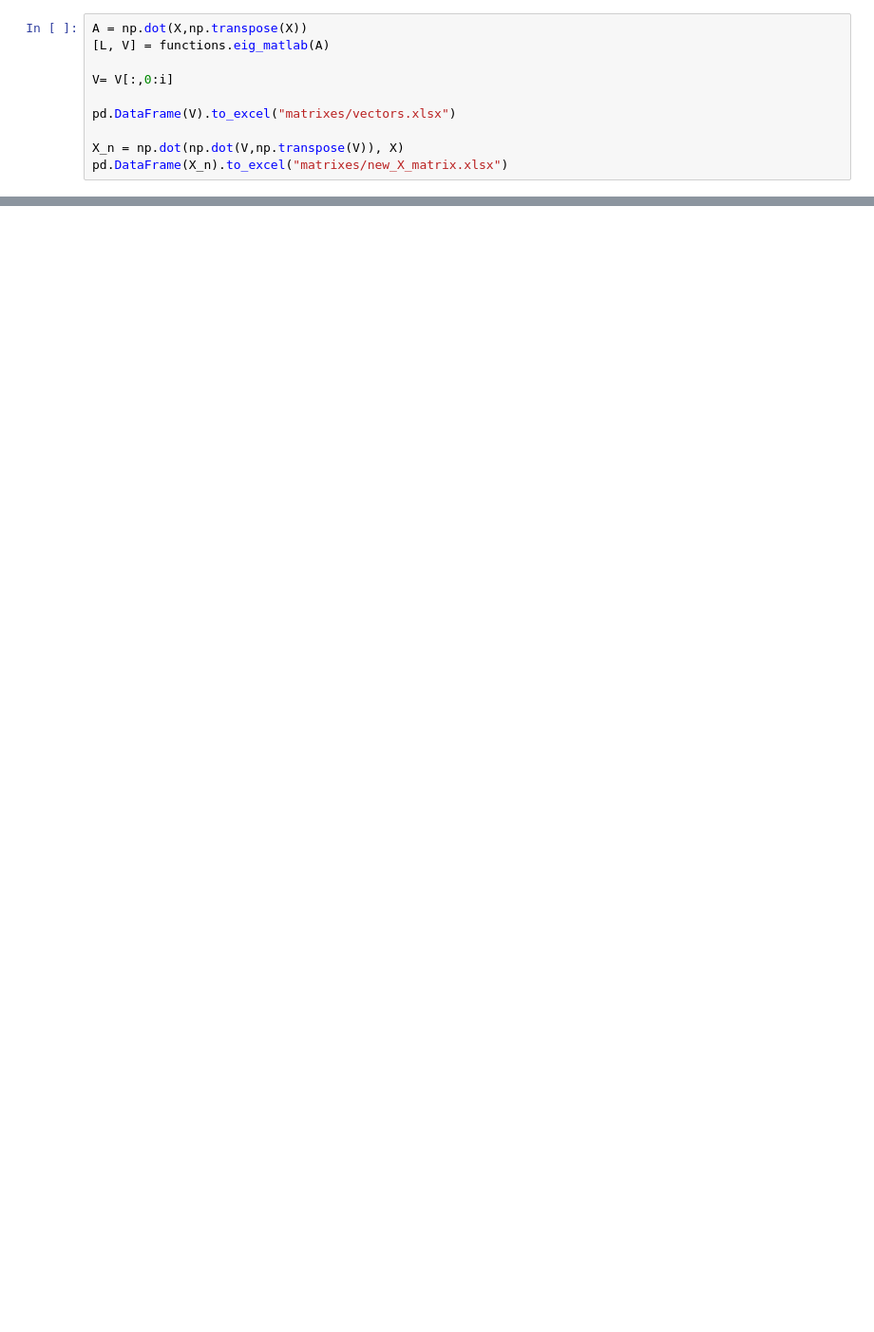
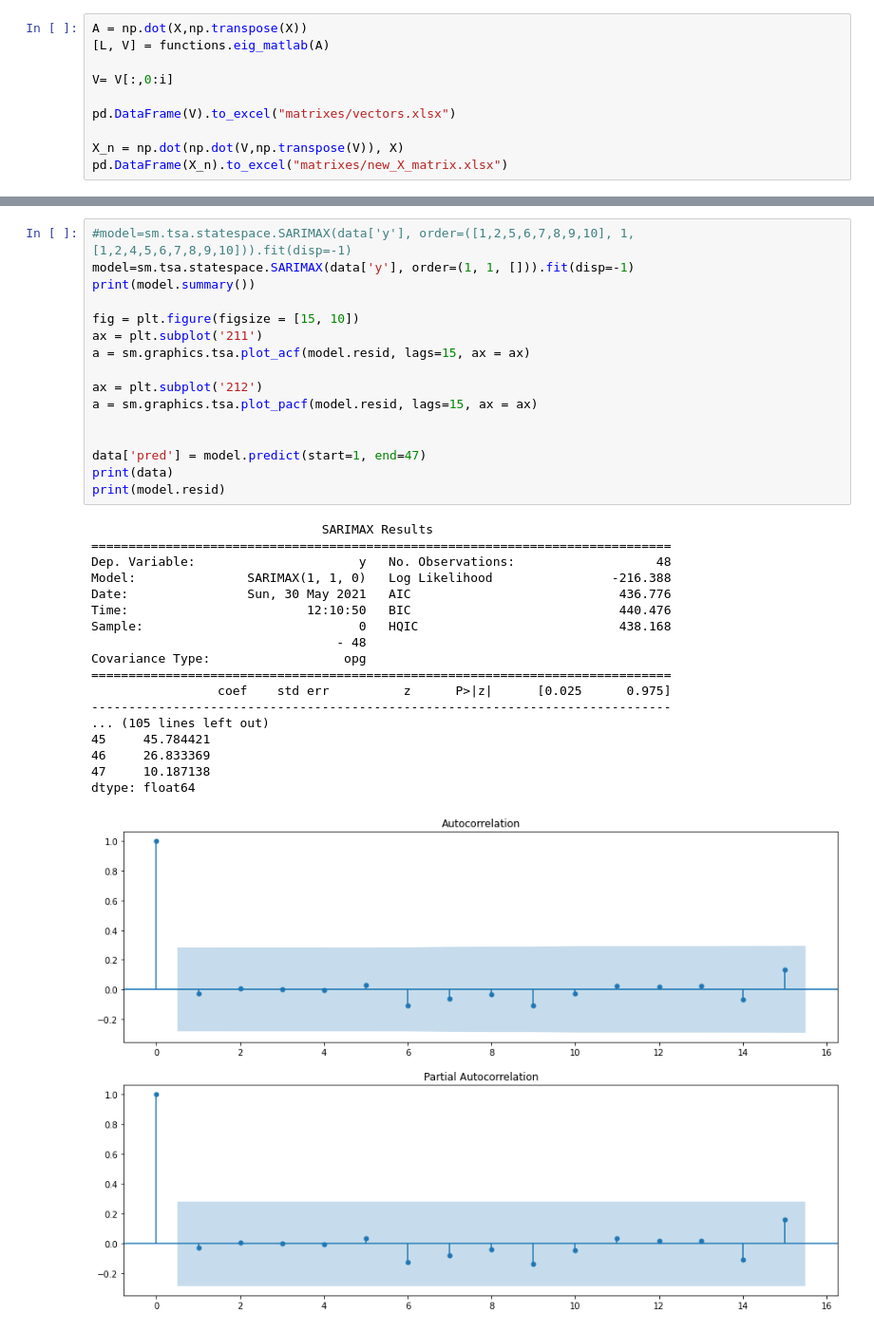
Before and after one commit to Dranikf/multivariate_statistical_analysis, a Jupyter notebook: ysrs2 ssa/main.ipynb, the cells around one changed output, grey strips where cells are left out. Shown at 95% size. Cells and saved outputs as stored; diff of their text form; blank space fills up the shorter version.

```diff
--- a/ysrs2 ssa/main.ipynb
+++ b/ysrs2 ssa/main.ipynb
@@ -54,0 +114,35 @@ plt.plot(data['y'])
+# %%
+#model=sm.tsa.statespace.SARIMAX(data['y'], order=([1,2,5,6,7,8,9,10], 1, [1,2,4,5,6,7,8,9,10])).fit(disp=-1)
+model=sm.tsa.statespace.SARIMAX(data['y'], order=(1, 1, [])).fit(disp=-1)
+print(model.summary())
+
+fig = plt.figure(figsize = [15, 10])
+ax = plt.subplot('211')
+a = sm.graphics.tsa.plot_acf(model.resid, lags=15, ax = ax)
+
+ax = plt.subplot('212')
+a = sm.graphics.tsa.plot_pacf(model.resid, lags=15, ax = ax)
+
+
+data['pred'] = model.predict(start=1, end=47)
+print(data)
+print(model.resid)
+# %% [output]
+                               SARIMAX Results
+==============================================================================
+Dep. Variable:                      y   No. Observations:                   48
+Model:               SARIMAX(1, 1, 0)   Log Likelihood                -216.388
+Date:                Sun, 30 May 2021   AIC                            436.776
+Time:                        12:10:50   BIC                            440.476
+Sample:                             0   HQIC                           438.168
+                                 - 48
+Covariance Type:                  opg
+==============================================================================
+                 coef    std err          z      P>|z|      [0.025      0.975]
+------------------------------------------------------------------------------
+... (105 lines left out)
+45     45.784421
+46     26.833369
+47     10.187138
+dtype: float64
+[figure, added]
```
Also changed, not shown: parts of 9 cells of this notebook, 10 other files.
